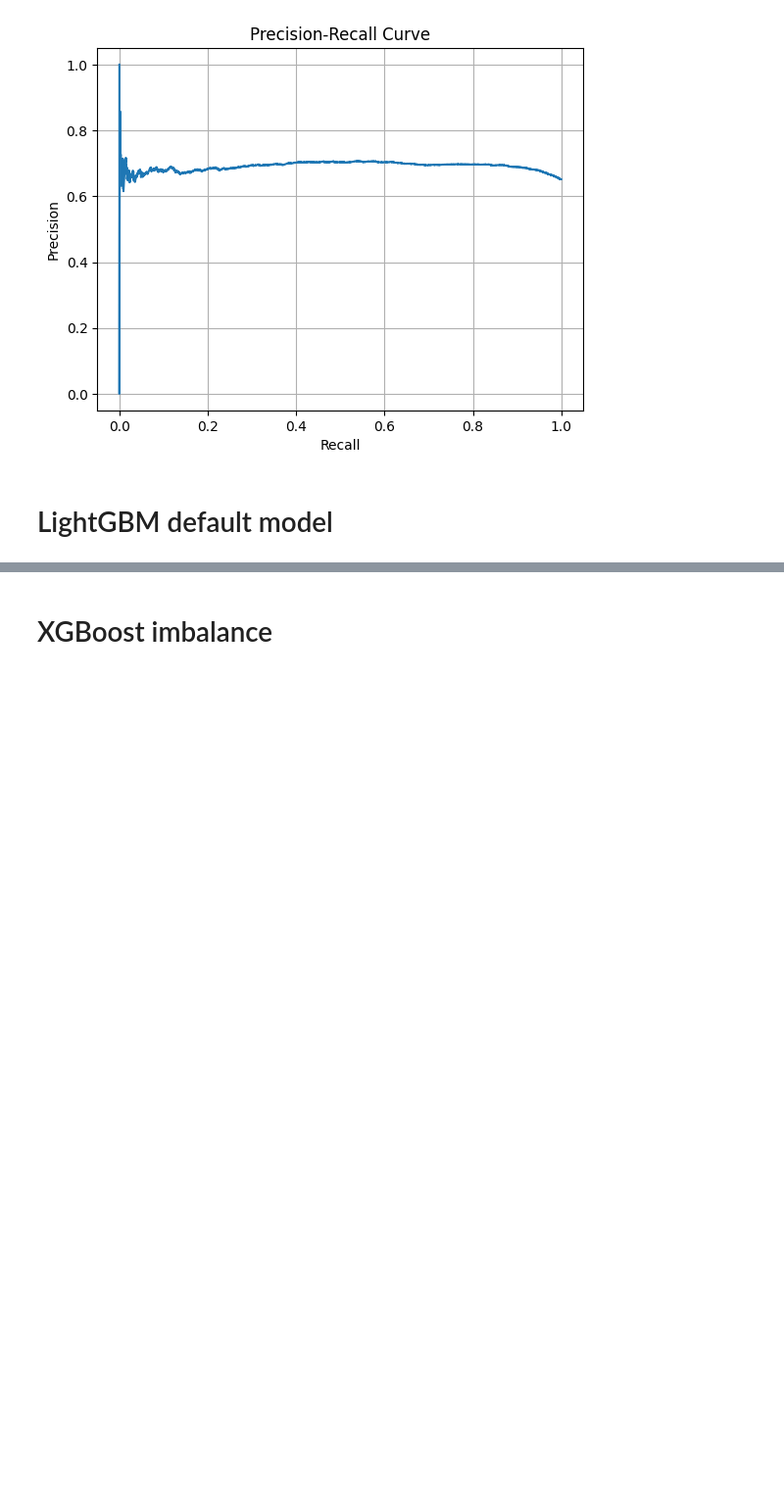
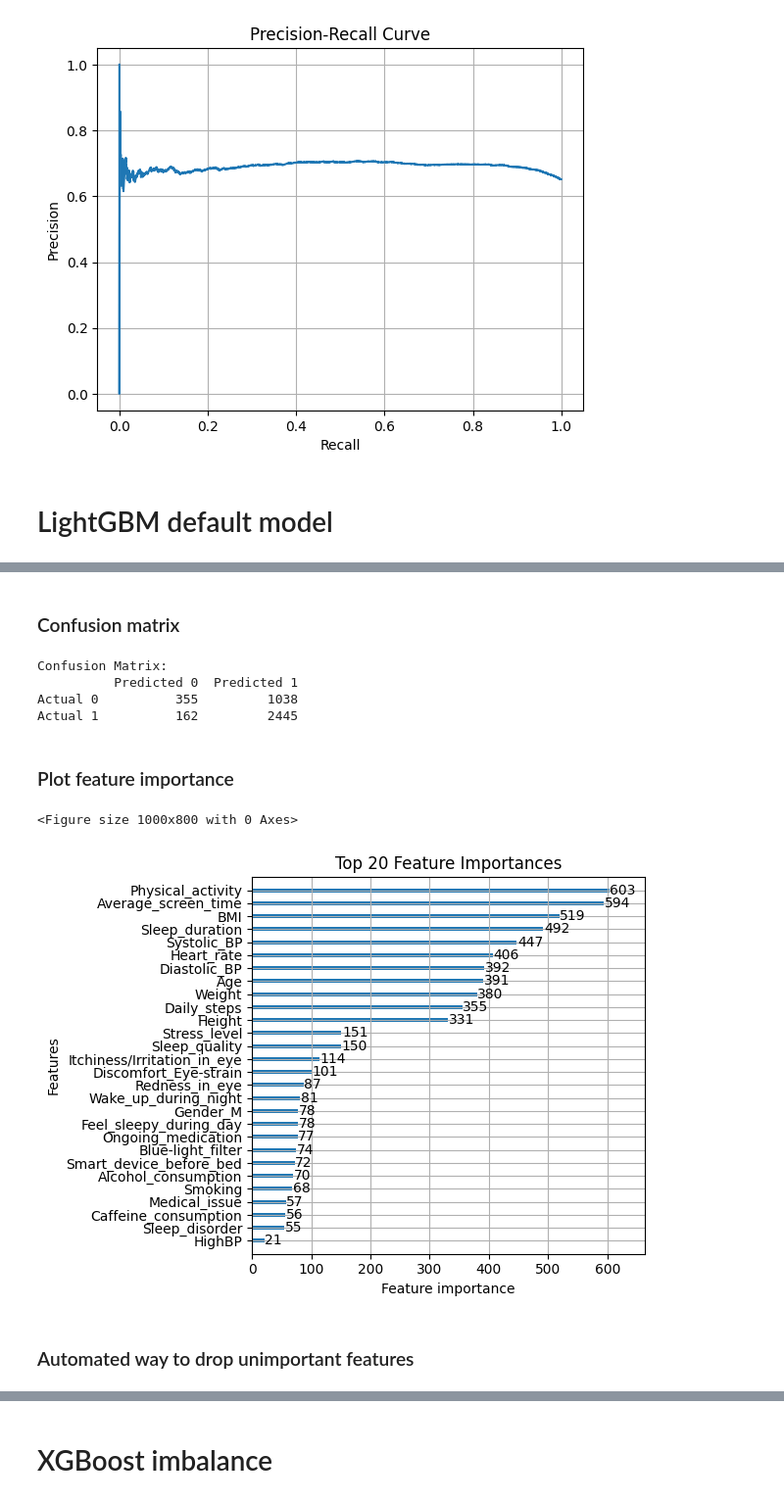
Before and after one commit to mihikasanghvi/Grp1_AML-Project, a Jupyter notebook: main.ipynb, the cells around one changed output, grey strips where cells are left out. Shown: that part at 98% size. Saved outputs shown, nothing was run; the diff lists cells and outputs as text; code cells hidden in the pictures; blank space fills up the shorter version.

Commit message:
Add LightGBM model

```diff
--- a/main.ipynb
+++ b/main.ipynb
@@ -6,5 +9,10 @@ import xgboost as xgb
 # %%
 df = pd.read_csv('Cleaned_Dry_Eye_Dataset.csv')
+# 添加 BMI（体重(kg) / 身高(m)^2）
+df['BMI'] = df['Weight'] / (df['Height'] / 100) ** 2
+
+# 添加 HighBP（高血压指标：收缩压>130 或 舒张压>85）
+df['HighBP'] = ((df['Systolic BP'] > 130) | (df['Diastolic BP'] > 85)).astype(int)
 # %%
 target_column = 'Dry Eye Disease'
 X = df.drop(columns=[target_column])
@@ -111,0 +143,18 @@ plt.show()
+# %%
+model_lgb = LGBMClassifier(
+    random_state=42,
+    num_leaves=64,
+    min_child_samples=40,
+    max_depth=64,
+    learning_rate=0.05
+)
+
+
+model_lgb.fit(X_train, y_train)
+
+
+y_pred_lgb = model_lgb.predict(X_test)
+y_pred_lgb_prob = model_lgb.predict_proba(X_test)[:, 1]
+
+
+print_metrics(y_test, y_pred_lgb, y_pred_lgb_prob)
@@ -111,0 +175,41 @@ plt.show()
+# %% [markdown]
+### Confusion matrix
+# %%
+from sklearn.metrics import confusion_matrix
+import pandas as pd
+
+# 计算 confusion matrix
+cm = confusion_matrix(y_test, y_pred_lgb)
+
+# 用 pandas 打印带有标签的表格
+cm_df = pd.DataFrame(cm, index=['Actual 0', 'Actual 1'], columns=['Predicted 0', 'Predicted 1'])
+
+print("Confusion Matrix:")
+print(cm_df)
+# %% [output]
+Confusion Matrix:
+          Predicted 0  Predicted 1
+Actual 0          355         1038
+Actual 1          162         2445
+# %% [markdown]
+### Plot feature importance
+# %%
+from lightgbm import LGBMClassifier, plot_importance
+import matplotlib.pyplot as plt
+
+
+plt.figure(figsize=(10, 8))
+ax = plot_importance(
+    model_lgb,
+    importance_type='split',  # 或 'gain'
+    height=0.3,               # 每个bar之间的间距（默认是0.2）
+    ax=None
+)
+plt.title("Top 20 Feature Importances")
+plt.tight_layout()
+plt.show()
+# %% [output]
+<Figure size 1000x800 with 0 Axes>
+[figure, added]
+# %% [markdown]
+### Automated way to drop unimportant features
```
Also changed, not shown: parts of 15 cells of this notebook, 1 other file.
